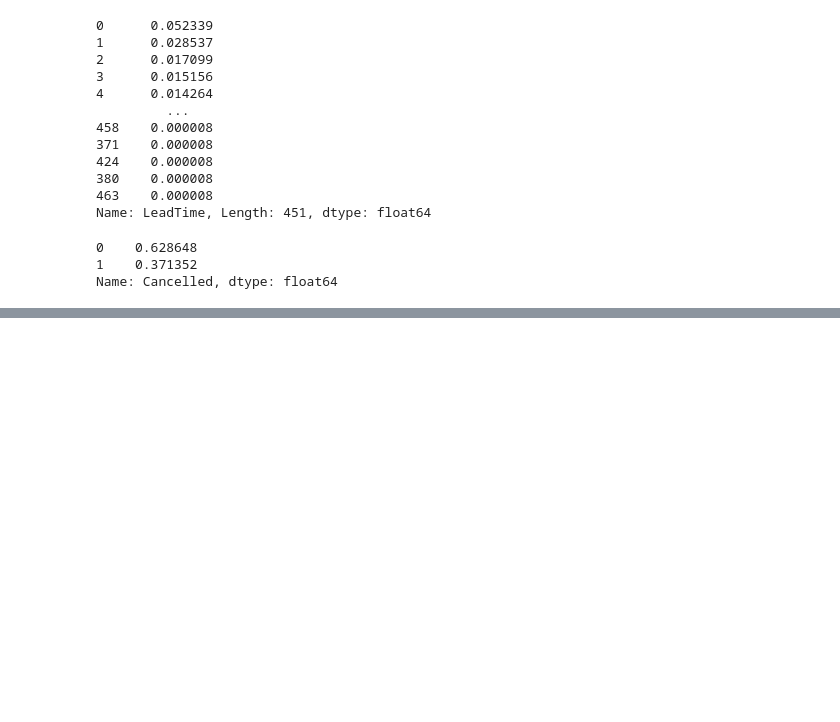
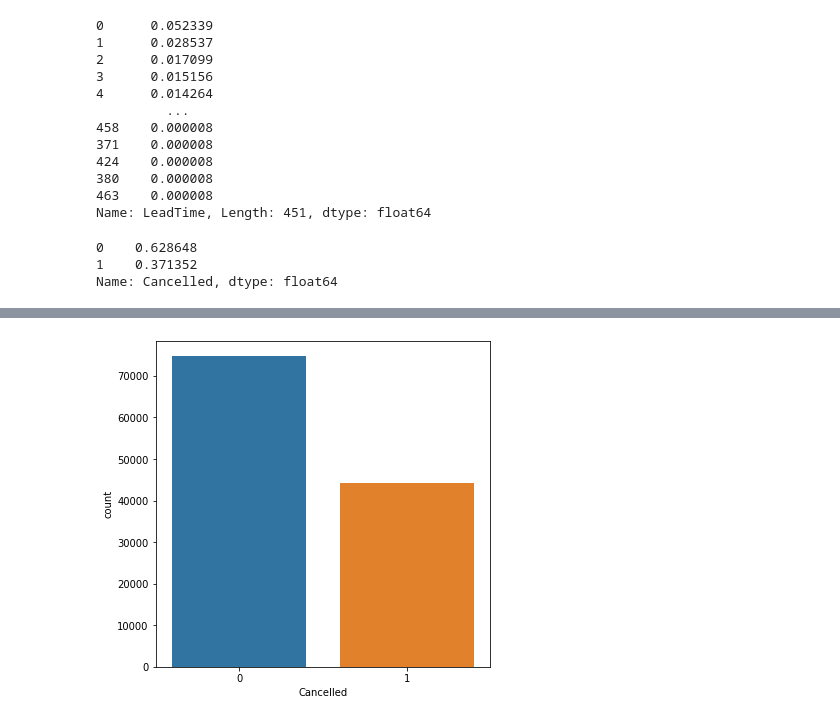
Before and after one commit to ambika1us/Hotel_Booking_Analysis, a Jupyter notebook: Ambika_Prasad_Rath__Hotel_Booking_Analysis_Capstone_Project.ipynb, the cells around one changed output, grey strips where cells are left out. Saved outputs shown, nothing was run; the diff lists cells and outputs as text; code cells hidden in the pictures; blank space fills up the shorter version.

```diff
--- a/Ambika_Prasad_Rath__Hotel_Booking_Analysis_Capstone_Project.ipynb
+++ b/Ambika_Prasad_Rath__Hotel_Booking_Analysis_Capstone_Project.ipynb
@@ -379,0 +379,7 @@ plt.show()
+# %%
+plt.figure(figsize=(6,6))
+#Cancelled=1,Not Cancelled=0
+sns.countplot(hotel_data['Cancelled'])
+plt.show()
+# %% [output]
+[figure, added]
```
Also changed, not shown: parts of 13 cells of this notebook.
